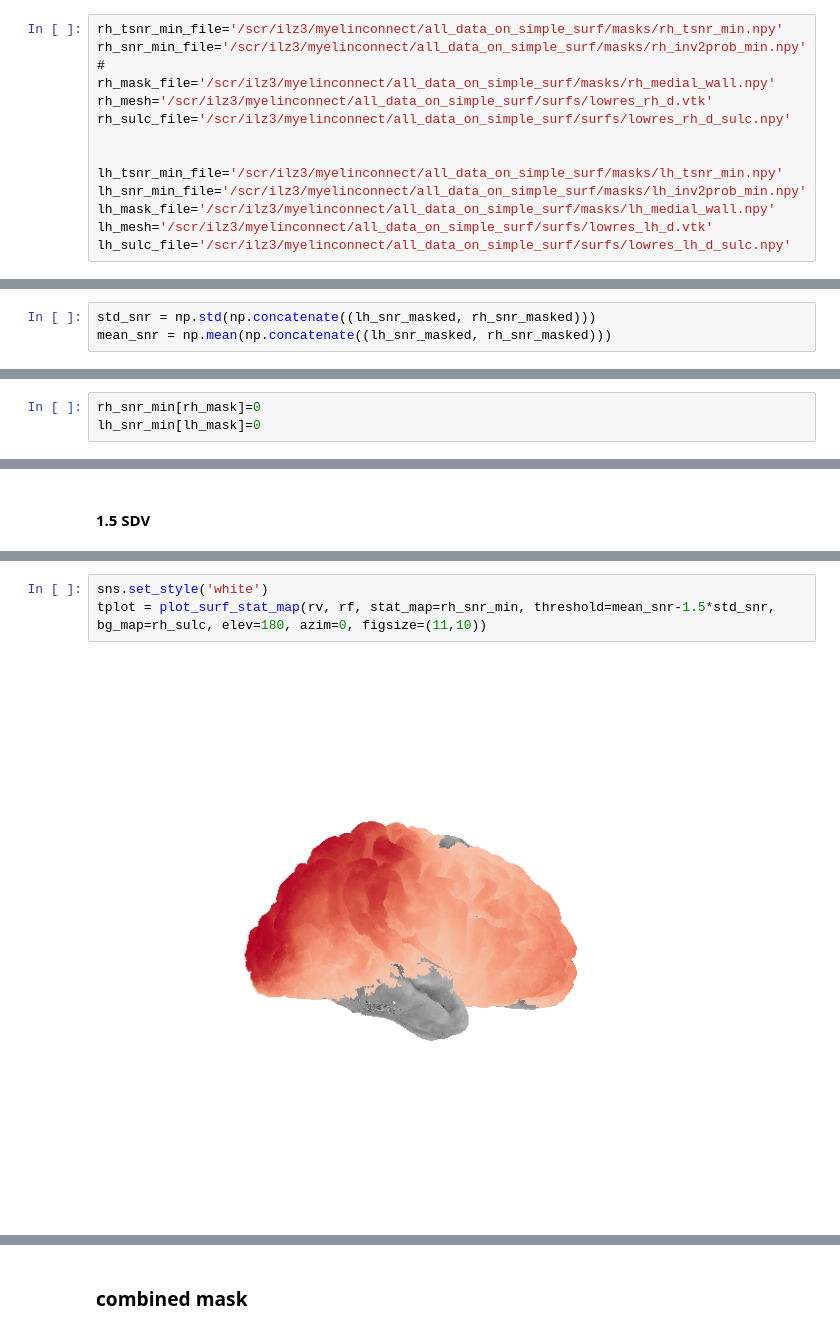
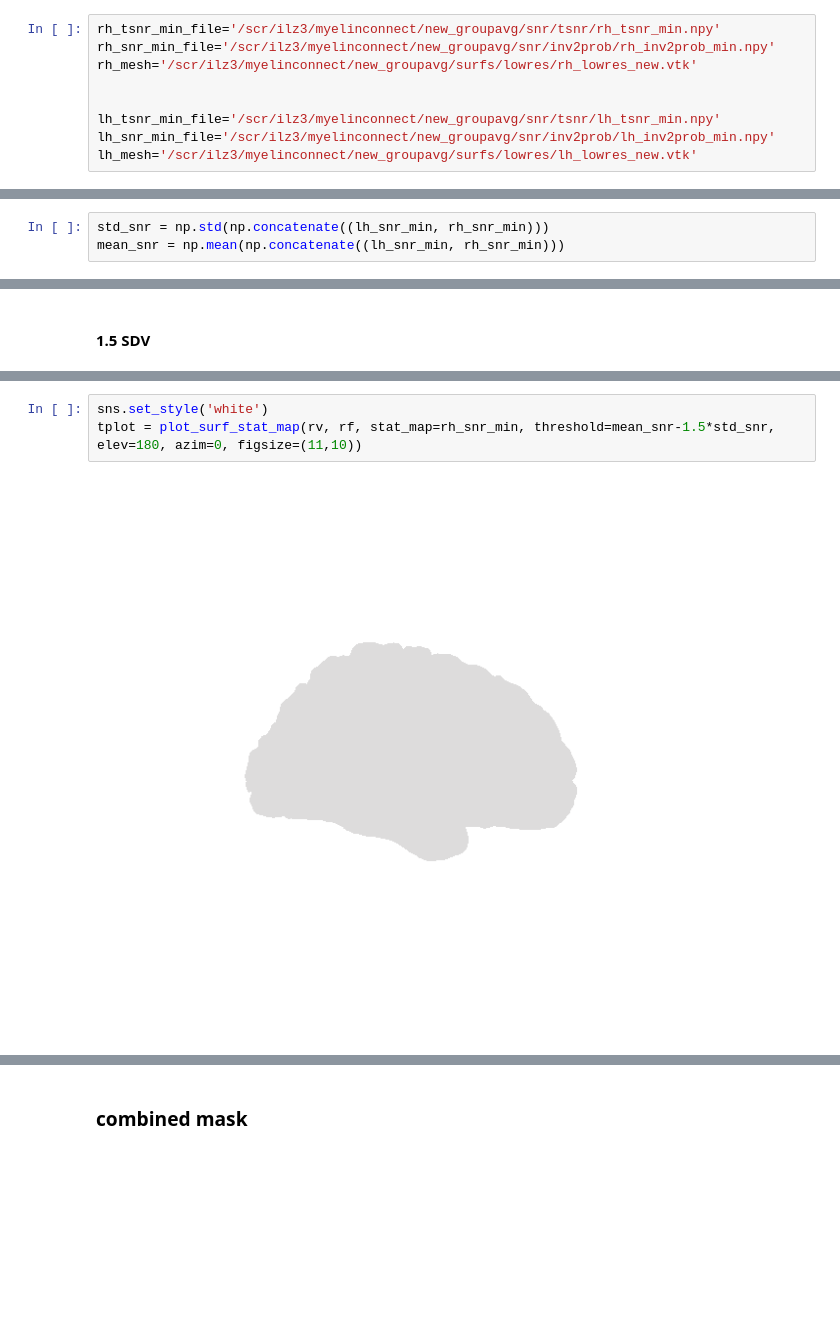
Before and after one commit to juhuntenburg/myelinconnect, a Jupyter notebook: notebooks/snr_masks.ipynb, the cells around one changed output, grey strips where cells are left out. Saved outputs shown, nothing was run; the diff lists cells and outputs as text; blank space fills up the shorter version.

Commit message:
new groupavg masks etc

```diff
--- a/notebooks/snr_masks.ipynb
+++ b/notebooks/snr_masks.ipynb
@@ -12,16 +25,12 @@ import nibabel as nb
 # %%
-rh_tsnr_min_file='/scr/ilz3/myelinconnect/all_data_on_simple_surf/masks/rh_tsnr_min.npy'
-rh_snr_min_file='/scr/ilz3/myelinconnect/all_data_on_simple_surf/masks/rh_inv2prob_min.npy'#
-rh_mask_file='/scr/ilz3/myelinconnect/all_data_on_simple_surf/masks/rh_medial_wall.npy'
-rh_mesh='/scr/ilz3/myelinconnect/all_data_on_simple_surf/surfs/lowres_rh_d.vtk'
-rh_sulc_file='/scr/ilz3/myelinconnect/all_data_on_simple_surf/surfs/lowres_rh_d_sulc.npy'
+rh_tsnr_min_file='/scr/ilz3/myelinconnect/new_groupavg/snr/tsnr/rh_tsnr_min.npy'
+rh_snr_min_file='/scr/ilz3/myelinconnect/new_groupavg/snr/inv2prob/rh_inv2prob_min.npy'
+rh_mesh='/scr/ilz3/myelinconnect/new_groupavg/surfs/lowres/rh_lowres_new.vtk'
 
 
-lh_tsnr_min_file='/scr/ilz3/myelinconnect/all_data_on_simple_surf/masks/lh_tsnr_min.npy'
-lh_snr_min_file='/scr/ilz3/myelinconnect/all_data_on_simple_surf/masks/lh_inv2prob_min.npy'
-lh_mask_file='/scr/ilz3/myelinconnect/all_data_on_simple_surf/masks/lh_medial_wall.npy'
-lh_mesh='/scr/ilz3/myelinconnect/all_data_on_simple_surf/surfs/lowres_lh_d.vtk'
-lh_sulc_file='/scr/ilz3/myelinconnect/all_data_on_simple_surf/surfs/lowres_lh_d_sulc.npy'
+lh_tsnr_min_file='/scr/ilz3/myelinconnect/new_groupavg/snr/tsnr/lh_tsnr_min.npy'
+lh_snr_min_file='/scr/ilz3/myelinconnect/new_groupavg/snr/inv2prob/lh_inv2prob_min.npy'
+lh_mesh='/scr/ilz3/myelinconnect/new_groupavg/surfs/lowres/lh_lowres_new.vtk'
 # %%
 rh_tsnr_min=np.load(rh_tsnr_min_file)
 rh_snr_min=np.load(rh_snr_min_file)
@@ -154,6 +159,6 @@ plt.xlabel('INV2 prob')
 # %%
-std_snr = np.std(np.concatenate((lh_snr_masked, rh_snr_masked)))
-mean_snr = np.mean(np.concatenate((lh_snr_masked, rh_snr_masked)))
+std_snr = np.std(np.concatenate((lh_snr_min, rh_snr_min)))
+mean_snr = np.mean(np.concatenate((lh_snr_min, rh_snr_min)))
 # %%
 print std_snr
 print mean_snr
@@ -169,3 +173,0 @@ print mean_snr-2*std_snr
-# %%
-rh_snr_min[rh_mask]=0
-lh_snr_min[lh_mask]=0
@@ -224,7 +228,7 @@ tplot = plot_surf_stat_map(rv, rf, stat_map=rh_snr_min, threshold=mean_snr-1.5*s
 # %%
 sns.set_style('white')
-tplot = plot_surf_stat_map(rv, rf, stat_map=rh_snr_min, threshold=mean_snr-1.5*std_snr, bg_map=rh_sulc, elev=180, azim=0, figsize=(11,10))
+tplot = plot_surf_stat_map(rv, rf, stat_map=rh_snr_min, threshold=mean_snr-1.5*std_snr,  elev=180, azim=0, figsize=(11,10))
 # %% [output]
-[figure, old version]
+[figure, new version]
 # %%
 sns.set_style('white')
```
Also changed, not shown: parts of 38 cells of this notebook, 12 other files.
